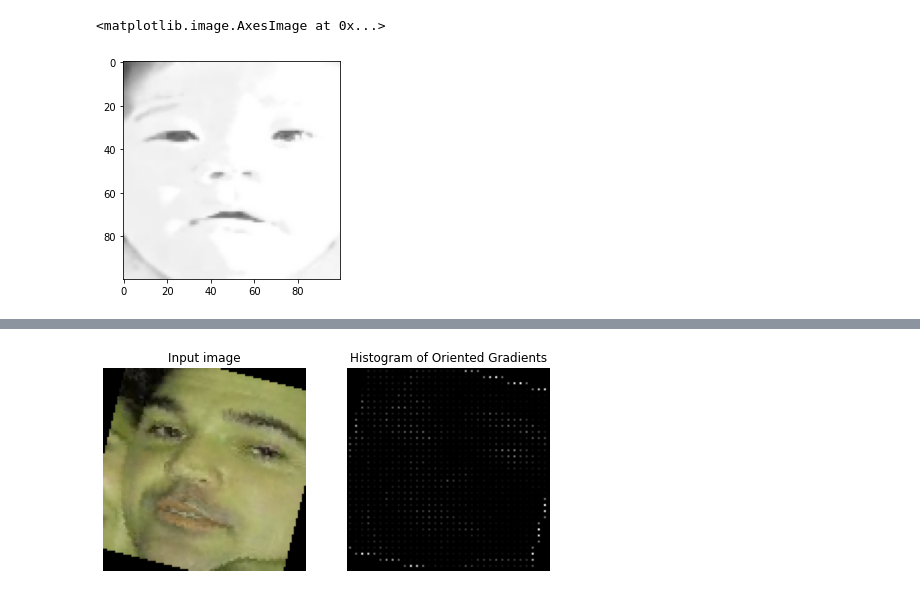
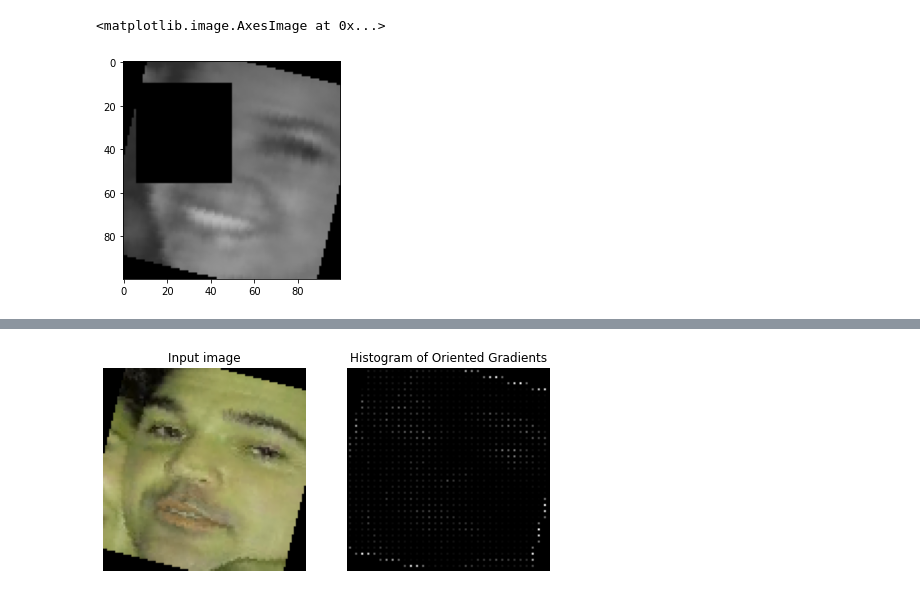
Before and after one commit to brennerswenson/emotion_recognition, a Jupyter notebook: src/initial_exploration.ipynb, the cells around one changed output, grey strips where cells are left out. Drawn from its saved outputs; the diff is of its cells as text; code cells hidden in the pictures.

```diff
--- a/src/initial_exploration.ipynb
+++ b/src/initial_exploration.ipynb
@@ -86,12 +86,13 @@ transform_dict = {
     # the training transforms contain data augmentation
     "train_hog": transforms.Compose(
         [
-        transforms.RandomPerspective(distortion_scale=0.25),
+#         transforms.RandomPerspective(distortion_scale=0.25),
         transforms.ColorJitter(0.50, 0.50, 0.05, 0.05),
         transforms.GaussianBlur(7, (0.01, 2)),
         transforms.RandomGrayscale(p=0.5),
-        transforms.RandomHorizontalFlip(),
-        transforms.RandomRotation(15, interpolation=transforms.functional.InterpolationMode('nearest')),
+#         transforms.RandomHorizontalFlip(),
+#         transforms.RandomRotation(15, interpolation=transforms.functional.InterpolationMode('nearest')),
+        transforms.RandomAffine(15, scale=(0.75, 1.25)),
         transforms.ToTensor(),
         transforms.RandomErasing(),
         ]
@@ -99,32 +100,44 @@ transform_dict = {
     "val_hog": transforms.Compose([transforms.ToTensor()]),
     "train_cnn": transforms.Compose(
         [
-        transforms.RandomPerspective(distortion_scale=0.25),
-        transforms.ColorJitter(0.75, 0.75, 0.25, 0.25),
-        transforms.GaussianBlur(7, (0.001, 2)),
+#         transforms.RandomPerspective(distortion_scale=0.25),
+        transforms.ColorJitter(0.50, 0.50, 0.05, 0.05),
+        transforms.GaussianBlur(3, (0.01, 1)),
         transforms.RandomGrayscale(p=0.5),
         transforms.RandomHorizontalFlip(),
-        transforms.RandomRotation(15, interpolation=transforms.functional.InterpolationMode('bilinear'), ),
+#         transforms.RandomRotation(15, interpolation=transforms.functional.InterpolationMode('nearest')),
+        transforms.RandomAffine(30, scale=(0.7, 1.3)),
         transforms.ToTensor(),
-        transforms.RandomErasing(p=0.25),
+        transforms.RandomErasing(),
 
         ]
     ),
 }
-ds = datasets.ImageFolder(path + "/" + 'train', transform=transform_dict['train_cnn'])
+ds_transform = datasets.ImageFolder(path + "/" + 'train', transform=transform_dict['train_cnn'])
+ds_no_trans = datasets.ImageFolder(path + "/" + 'train')
 # %%
-images = list()
-labels = list()
+transform_images = list()
+transform_labels = list()
 
-for img, label in ds:
+for img, label in ds_transform:
     img = img.permute(1, 2, 0).numpy()
     label = int(label)
-    images.append(img)
-    labels.append(label)
+    transform_images.append(img)
+    transform_labels.append(label)
+# %%
+images = list()
+labels = list()
+for img, label in ds_no_trans:
+    label = int(label)
+    images.append(img)
+    labels.append(label)
 # %%
 import random
-img = images[random.randint(0, len(images))]
-plt.imshow(img)
+random_idx = random.randint(0, len(images))
-# %% [output]
-<matplotlib.image.AxesImage at 0x...>
-[figure, removed]
+# %%
+trans_img = transform_images[random_idx]
+ctrl_img = images[random_idx]
+plt.imshow(trans_img)
+# %% [output]
+<matplotlib.image.AxesImage at 0x...>
+[figure, added]
```
Also changed, not shown: parts of 1 cell of this notebook, 5 other files.
